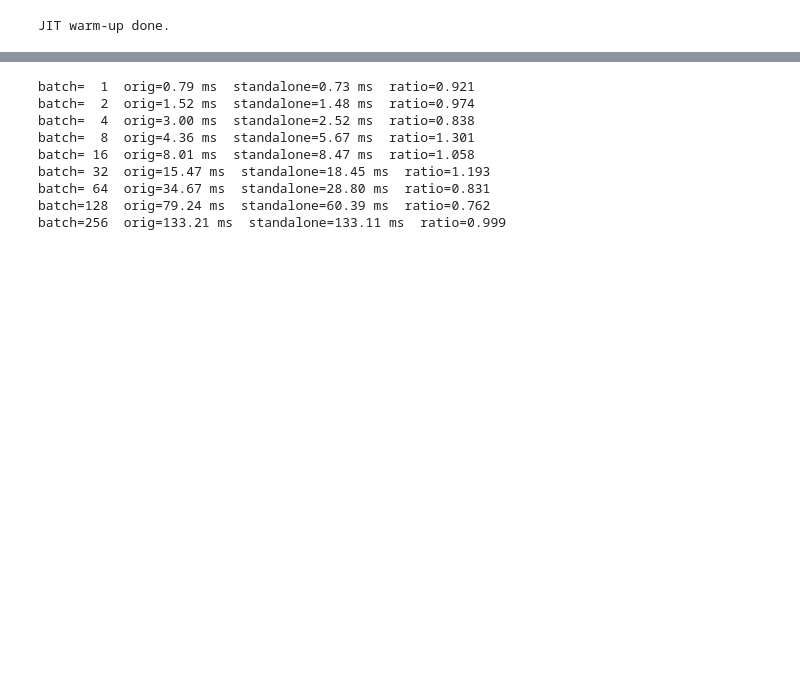
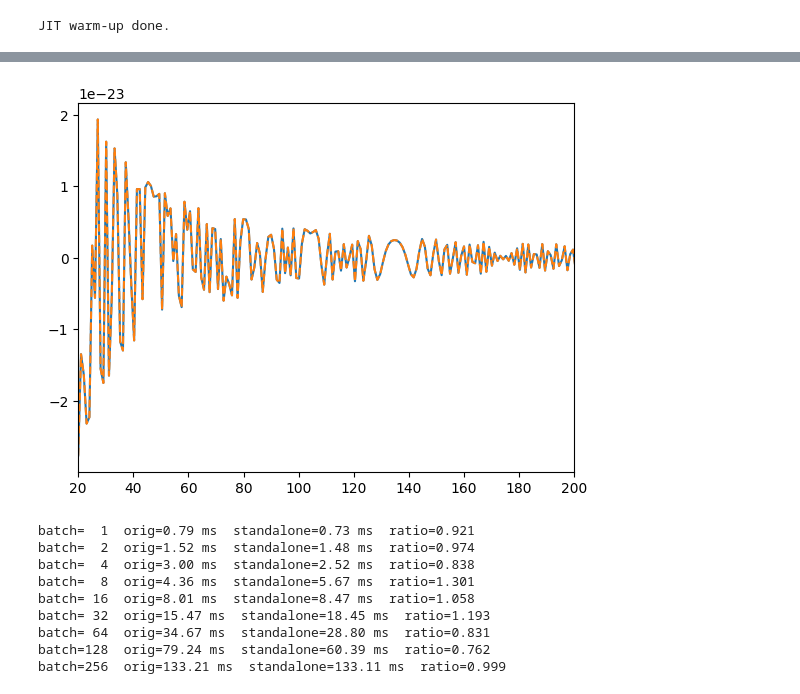
Before and after one commit to saulo-albuquerque-phys/mlgw_bns_jax, a Jupyter notebook: testing_mlgw_bns_jax.ipynb, the cells around one changed output, grey strips where cells are left out. Drawn from its saved outputs; the diff is of its cells as text; code cells hidden in the pictures; blank space fills up the shorter version.

```diff
--- a/testing_mlgw_bns_jax.ipynb
+++ b/testing_mlgw_bns_jax.ipynb
@@ -60,0 +61,4 @@ Ratio (standalone / original):     0.970
+# %%
+hp_orig, hc_orig = predict_orig(params, freqs, M_tot, dist, iota)
+# %%
+hp_sa, hc_sa = predict_standalone(params, freqs, M_tot, dist, iota)
@@ -61,3 +67,10 @@ Ratio (standalone / original):     0.970
+# %%
+plt.plot(freqs, hp_orig, label="Original")
+plt.plot(freqs, hp_sa, label="Standalone", linestyle="dashed")
+plt.xlim(20,200)
+plt.show()
+# %% [output]
+[figure, added]
 # %%
 # ── Timing: vmap batch ────────────────────────────────────────────────
 import matplotlib.pyplot as plt
```
Also changed, not shown: parts of 2 cells of this notebook, 13 other files.
